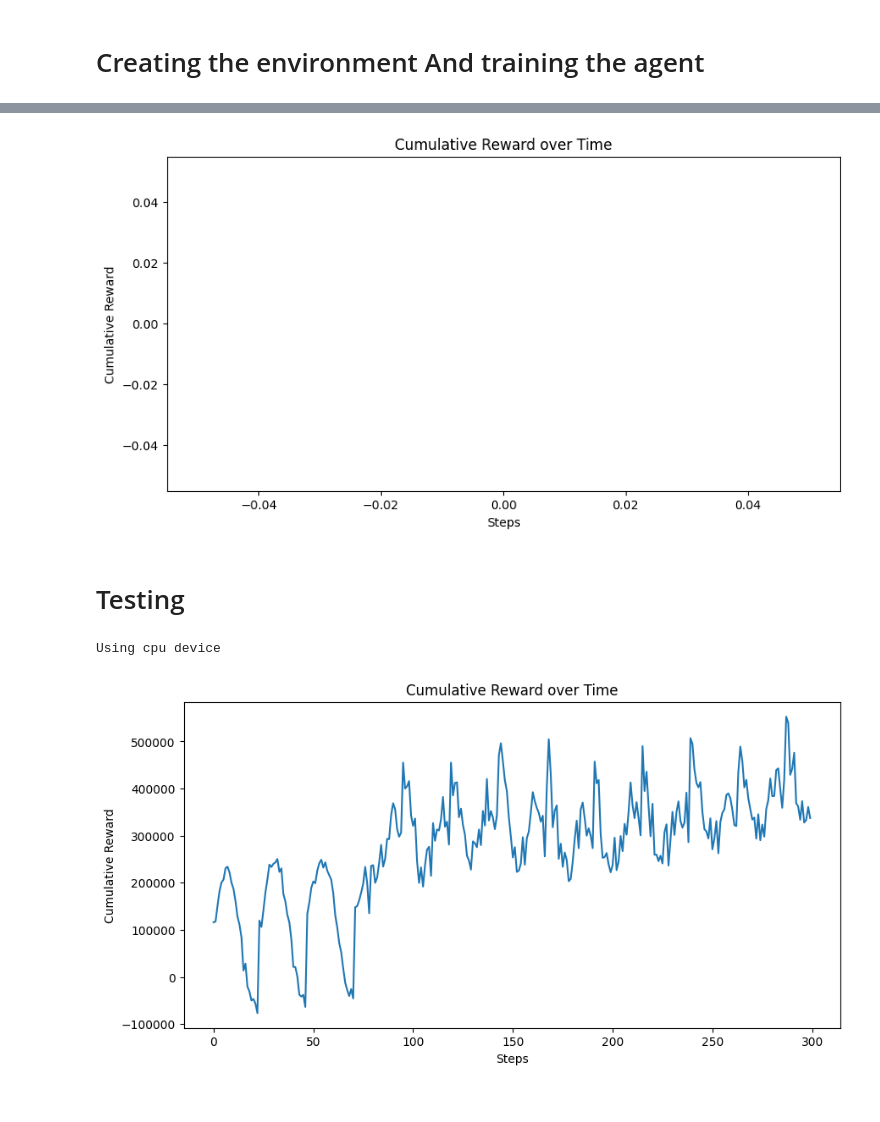
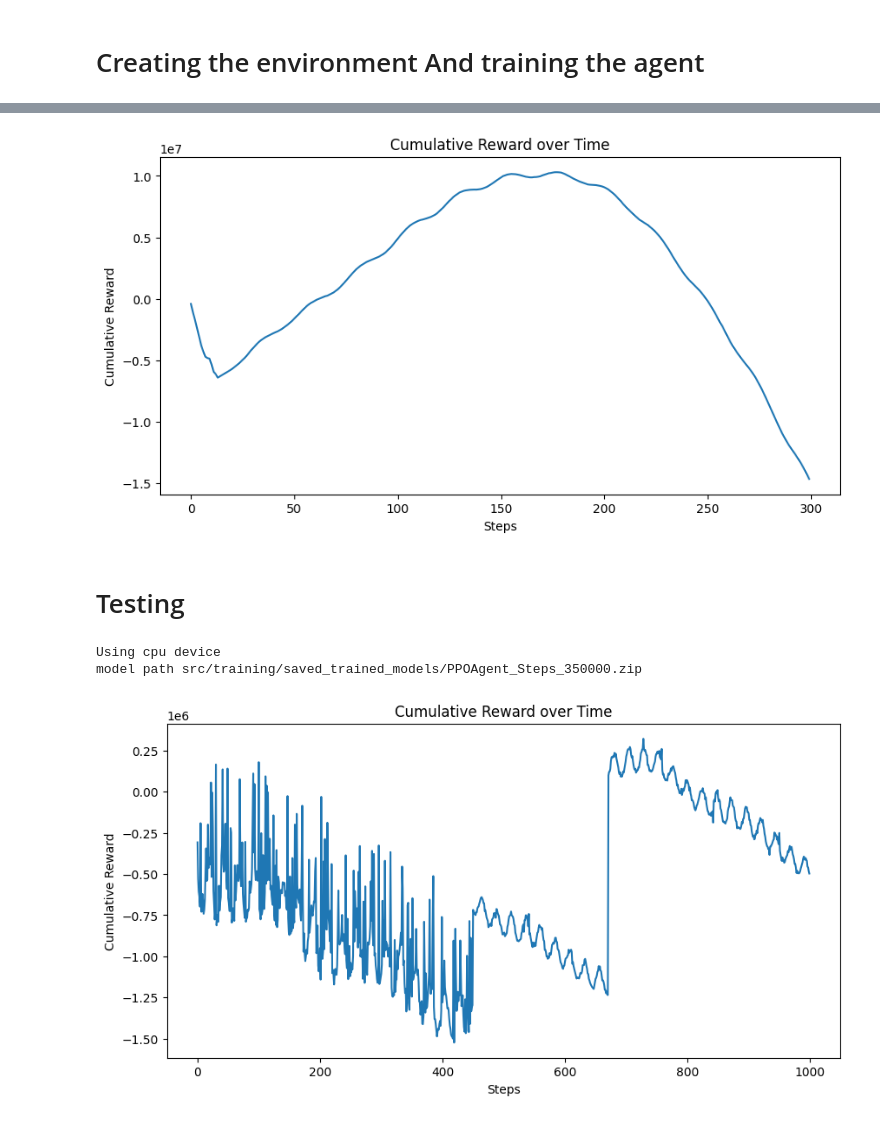
Before and after one commit to Nsharifi650/ReinforcementLearningPlantOperation, a Jupyter notebook: running.ipynb, the cells around one changed output, grey strips where cells are left out. Drawn from its saved outputs; the diff is of its cells as text; code cells hidden in the pictures.

```diff
--- a/running.ipynb
+++ b/running.ipynb
@@ -37,7 +37,7 @@ internal_states_initialValue={
     'fuel_consumption_rate': 0,
     'emissions_levels': 0,
     'current_operating_costs': 0,
-    'emissions_quota': 12000,
+    'emissions_quota': 40000,
     'hours_main_turbine_since_maintenance': 0,
     'hours_secondary_turbine_since_maintenance': 0,
     'current_fuel_mixture_ratio': 0.5,
@@ -45,18 +45,17 @@ internal_states_initialValue={
 }
 
 environment_variables={
-    'Energy_storage_capacity': 10000,
+    'Energy_storage_capacity': 15000,
     'Turbine_maintenance_time': 10,
-    'Turbine_use_b4_maintenance': 1000
+    'Turbine_use_b4_maintenance': 100
 }
 
 Model_config =ModelEvaluationConfig(
     agent_possible_actions=actions_list,
-    train_total_timesteps=500000,
+    train_total_timesteps=350000,
     internalStates_InitialVal = internal_states_initialValue,
-    environment_variables=environment_variables
+    environment_variables=environment_variables,
+    test_timesteps=1000,
 )
 
 TheMatrix = Model_train(Model_config)
-# training the agent
-train_environment, val_environment, agent, Reward, accumulative_reward = TheMatrix.train_agent()
@@ -86,17 +88,17 @@ Accumulative Reward at the end of 300 steps validation: nan
 # %%
 import matplotlib.pyplot as plt
 
 def visualize_results(rewards):
     plt.figure(figsize=(10, 5))
     plt.plot(rewards)
     plt.title('Cumulative Reward over Time')
     plt.xlabel('Steps')
     plt.ylabel('Cumulative Reward')
     plt.show()
 
-visualize_results(Reward)
+visualize_results(accumulative_reward)
 # %% [output]
-[figure, old version]
+[figure, new version]
 # %% [markdown]
 # Testing
 # %%
@@ -107,15 +109,16 @@ visualize_results(Reward)
 #     agent_possible_actions=actions_list,
 #     train_total_timesteps=500000,
 #     internalStates_InitialVal = internal_states_initialValue,
-#     environment_variables=environment_variables
+#     environment_variables=environment_variables,
+#     test_timesteps=2000,
 # )
 
 # TheMatrix = Model_train(Model_config)
-# training the agent
-# train_environment, val_environment, agent, accumulative_reward = TheMatrix.train_agent()
+
 test_accum_rewards, test_rewards, test_observation_space = TheMatrix.test_agent()
 # %% [output]
 Using cpu device
+model path src/training/saved_trained_models/PPOAgent_Steps_350000.zip
 # %%
 import matplotlib.pyplot as plt
 
@@ -129,7 +132,7 @@ def visualize_results(rewards):
 
 visualize_results(test_rewards)
 # %% [output]
-[figure, old version]
+[figure, new version]
 # %%
 import numpy as np
 internal_state_variable =[]
```
Also changed, not shown: parts of 13 cells of this notebook, 19 other files.
